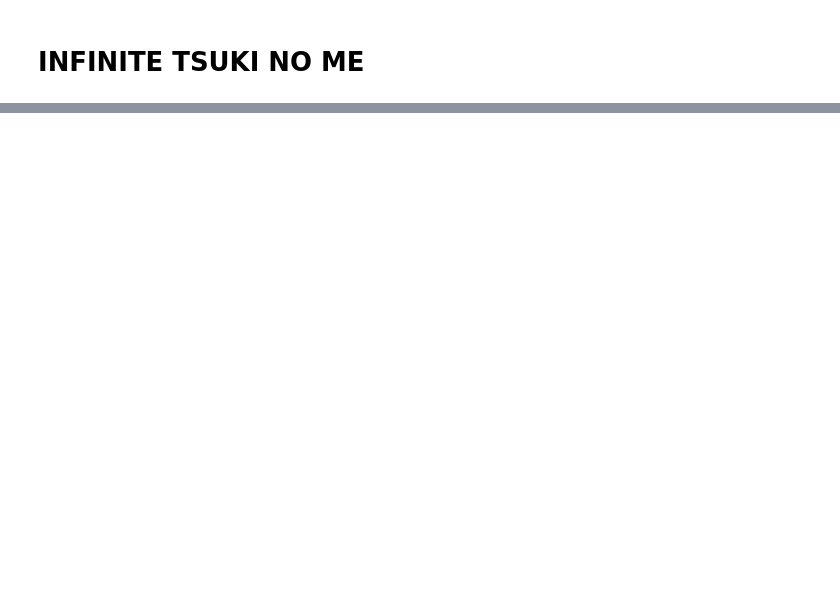
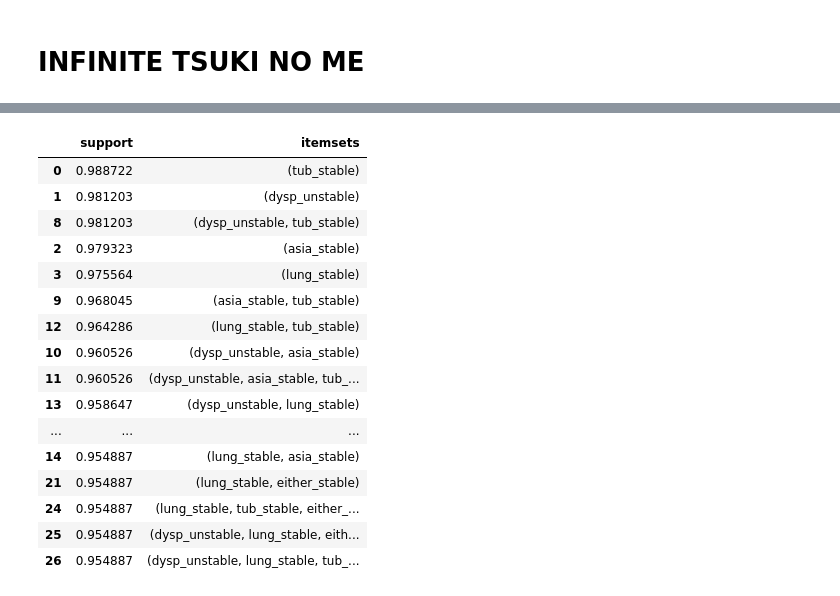
Before and after one commit to TumeloMkwambe/Honours-RP, a Jupyter notebook: main.ipynb, the cells around one changed output, grey strips where cells are left out. Saved outputs shown, nothing was run; the diff lists cells and outputs as text; code cells hidden in the pictures; blank space fills up the shorter version.

```diff
--- a/main.ipynb
+++ b/main.ipynb
@@ -313,0 +269,20 @@ metrics.draw_network(explainer.dag)
+# %%
+explainer.patterns[1].sort_values(by = "support", ascending = False).head(20)
+# %% [output]
+|  | support | itemsets |
+| 0 | 0.988722 | (tub_stable) |
+| 1 | 0.981203 | (dysp_unstable) |
+| 8 | 0.981203 | (dysp_unstable, tub_stable) |
+| 2 | 0.979323 | (asia_stable) |
+| 3 | 0.975564 | (lung_stable) |
+| 9 | 0.968045 | (asia_stable, tub_stable) |
+| 12 | 0.964286 | (lung_stable, tub_stable) |
+| 10 | 0.960526 | (dysp_unstable, asia_stable) |
+| 11 | 0.960526 | (dysp_unstable, asia_stable, tub_... |
+| 13 | 0.958647 | (dysp_unstable, lung_stable) |
+| ... | ... | ... |
+| 14 | 0.954887 | (lung_stable, asia_stable) |
+| 21 | 0.954887 | (lung_stable, either_stable) |
+| 24 | 0.954887 | (lung_stable, tub_stable, either_... |
+| 25 | 0.954887 | (dysp_unstable, lung_stable, eith... |
+| 26 | 0.954887 | (dysp_unstable, lung_stable, tub_... |
```
Also changed, not shown: parts of 15 cells of this notebook, 1 other file.
